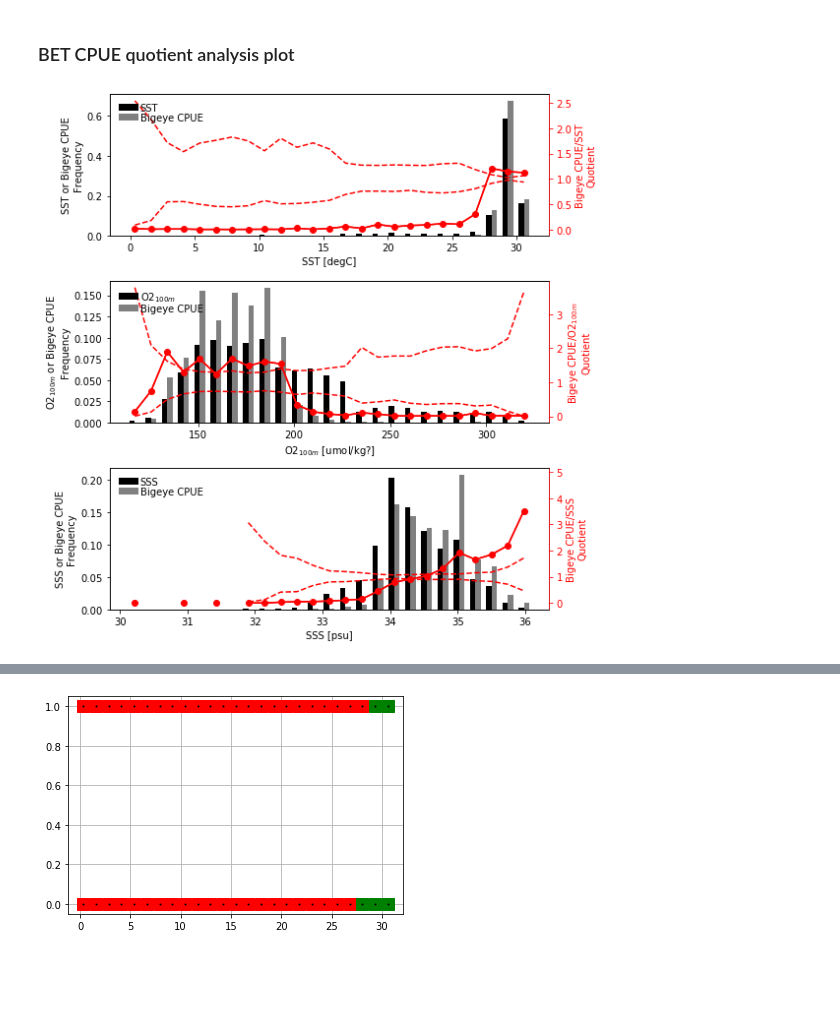
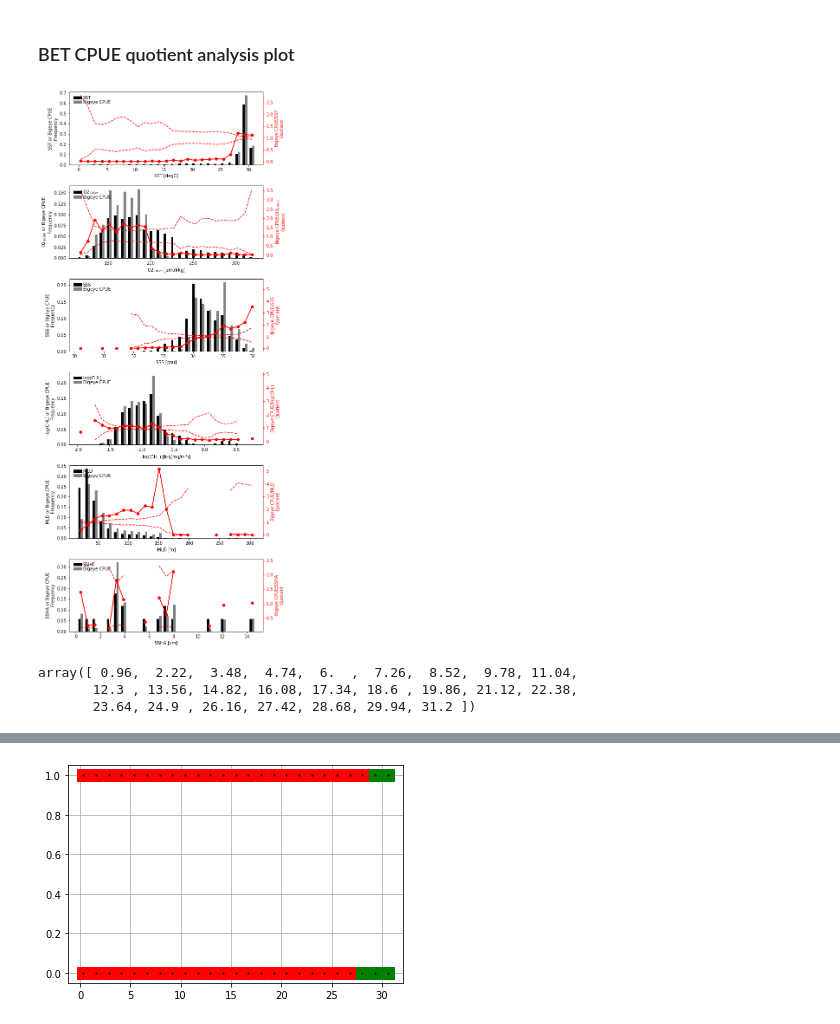
Before and after one commit to shirleyswirley/skipjack-bigeye-separation, a Jupyter notebook: python/wcpfc_question34.ipynb, the cells around one changed output, grey strips where cells are left out. Cells and saved outputs as stored; diff of their text form; code cells hidden in the pictures; blank space fills up the shorter version.

```diff
--- a/python/wcpfc_question34.ipynb
+++ b/python/wcpfc_question34.ipynb
@@ -249,8 +288,8 @@ qlimsreplaceFall = [qlimsreplaceF_sstskjcp, qlimsreplaceF_o2100skjcp, qlimsrepla
 # %%
 plotbarorhist='bar'; plotlegend=1;
 plotqlimsreplaceT=1; plotqlimsreplaceF=0
-nrows=5; ncols=1
-fig,axes = plt.subplots(nrows=nrows, ncols=ncols, figsize=(8,12))
+nrows=6; ncols=1
+fig,axes = plt.subplots(nrows=nrows, ncols=ncols, figsize=(8,18))
 isp = 0 # subplot index
 for yax in range(0,nrows):
     for xax in range(0,ncols):
@@ -270,5 +309,5 @@ for yax in range(0,nrows):
         exec(open("plot_qa.py").read())
         isp = isp+1
 fig.tight_layout()
-#fig.savefig(figpath + 'question3b_skjcpue_quotientanalysis.png', bbox_inches='tight', pad_inches = 0, dpi = 200)
+fig.savefig(figpath + 'question3b_skjcpue_quotientanalysis.png', bbox_inches='tight', pad_inches = 0, dpi = 200)
 # %% [output]
@@ -331,44 +381,53 @@ iv_mldbetcp, binedges_mldbetcp, bincenters_mldbetcp, ivcounts_mldbetcp, \
 # %% [markdown]
 ### BET CPUE quotient analysis plot
 # %%
-ivunitsall = ['degC','umol/kg?','psu','log(mg/m$^3$)?','m']
-ivnicenamesall = ['SST','O$2_{100m}$','SSS','log(CHL)','MLD']
-dvnicenamesall = ['Bigeye CPUE','Bigeye CPUE','Bigeye CPUE','Bigeye CPUE','Bigeye CPUE']
-ivall = [iv_sstbetcp, iv_o2100betcp, iv_sssbetcp, iv_logchlbetcp, iv_mldbetcp]
-binedgesall = [binedges_sstbetcp, binedges_o2100betcp, binedges_sssbetcp, binedges_logchlbetcp, binedges_mldbetcp]
-bincentersall = [bincenters_sstbetcp, bincenters_o2100betcp, bincenters_sssbetcp, bincenters_logchlbetcp, bincenters_mldbetcp]
-ivcountsall = [ivcounts_sstbetcp, ivcounts_o2100betcp, ivcounts_sssbetcp, ivcounts_logchlbetcp, ivcounts_mldbetcp]
-dvcountsall = [dvcounts_sstbetcp, dvcounts_o2100betcp, dvcounts_sssbetcp, dvcounts_logchlbetcp, dvcounts_mldbetcp]
-dvquotall = [dvquot_sstbetcp, dvquot_o2100betcp, dvquot_sssbetcp, dvquot_logchlbetcp, dvquot_mldbetcp]
-qlimsreplaceTall = [qlimsreplaceT_sstbetcp, qlimsreplaceT_o2100betcp, qlimsreplaceT_sssbetcp, qlimsreplaceT_logchlbetcp, qlimsreplaceT_mldbetcp]
-qlimsreplaceFall = [qlimsreplaceF_sstbetcp, qlimsreplaceF_o2100betcp, qlimsreplaceF_sssbetcp, qlimsreplaceF_logchlbetcp, qlimsreplaceF_mldbetcp]
+ivunitsall = ['degC','umol/kg','psu','log(mg/m$^3$)','m','cm']
+ivnicenamesall = ['SST','O$2_{100m}$','SSS','log(CHL)','MLD','SSHA']
+dvnicenamesall = ['Bigeye CPUE','Bigeye CPUE','Bigeye CPUE',
+                  'Bigeye CPUE','Bigeye CPUE','Bigeye CPUE']
+ivall = [iv_sstbetcp, iv_o2100betcp, iv_sssbetcp,
+         iv_logchlbetcp, iv_mldbetcp, iv_sshabetcp]
+binedgesall = [binedges_sstbetcp, binedges_o2100betcp, binedges_sssbetcp,
+               binedges_logchlbetcp, binedges_mldbetcp, binedges_sshabetcp]
+bincentersall = [bincenters_sstbetcp, bincenters_o2100betcp, bincenters_sssbetcp,
+                 bincenters_logchlbetcp, bincenters_mldbetcp, bincenters_sshabetcp]
+ivcountsall = [ivcounts_sstbetcp, ivcounts_o2100betcp, ivcounts_sssbetcp,
+               ivcounts_logchlbetcp, ivcounts_mldbetcp, ivcounts_sshabetcp]
+dvcountsall = [dvcounts_sstbetcp, dvcounts_o2100betcp, dvcounts_sssbetcp,
+               dvcounts_logchlbetcp, dvcounts_mldbetcp, dvcounts_sshabetcp]
+dvquotall = [dvquot_sstbetcp, dvquot_o2100betcp, dvquot_sssbetcp,
+             dvquot_logchlbetcp, dvquot_mldbetcp, dvquot_sshabetcp]
+qlimsreplaceTall = [qlimsreplaceT_sstbetcp, qlimsreplaceT_o2100betcp, qlimsreplaceT_sssbetcp,
+                    qlimsreplaceT_logchlbetcp, qlimsreplaceT_mldbetcp, qlimsreplaceT_sshabetcp]
+qlimsreplaceFall = [qlimsreplaceF_sstbetcp, qlimsreplaceF_o2100betcp, qlimsreplaceF_sssbetcp,
+                    qlimsreplaceF_logchlbetcp, qlimsreplaceF_mldbetcp, qlimsreplaceF_sshabetcp]
 # %%
 plotbarorhist='bar'; plotlegend=1;
 plotqlimsreplaceT=1; plotqlimsreplaceF=0
-nrows=3; ncols=1
-fig,axes = plt.subplots(nrows=nrows, ncols=ncols, figsize=(8,8))
+nrows=6; ncols=1
+fig,axes = plt.subplots(nrows=nrows, ncols=ncols, figsize=(8,18))
 isp = 0 # subplot index
 for yax in range(0,nrows):
     for xax in range(0,ncols):
         ivunits = ivunitsall[isp]
         ivnicename = ivnicenamesall[isp]; dvnicename = dvnicenamesall[isp]
         iv = ivall[isp]
         binedges = binedgesall[isp]; bincenters = bincentersall[isp]
         ivcounts = ivcountsall[isp]; dvcounts = dvcountsall[isp]
         dvquot = dvquotall[isp]
         qlimsreplaceT = qlimsreplaceTall[isp]; qlimsreplaceF = qlimsreplaceFall[isp]
         if ncols>1 and nrows>1:
             ax = axes[yax][xax]
         elif ncols==1 and nrows>1:
             ax = axes[yax]
         elif ncols>1 and nrows==1:
             ax = axes[xax]
         exec(open("plot_qa.py").read())
         isp = isp+1
 fig.tight_layout()
 fig.savefig(figpath + 'question3a_betcpue_quotientanalysis.png', bbox_inches='tight', pad_inches = 0, dpi = 200)
 # %% [output]
-[figure, old version]
+[figure, new version]
 # %%
 # CONTINUE HERE WITH 3c!!!!!
 # %%
@@ -379,6 +438,12 @@ def defineATP(row):
         return 0 # tolerance
     if row['quot']>row['97pt5p']:
         return 1 # preference
+# %%
+len(binedges_sstbetcp[0:-1])
+# %% [output]
+array([ 0.96,  2.22,  3.48,  4.74,  6.  ,  7.26,  8.52,  9.78, 11.04,
+       12.3 , 13.56, 14.82, 16.08, 17.34, 18.6 , 19.86, 21.12, 22.38,
+       23.64, 24.9 , 26.16, 27.42, 28.68, 29.94, 31.2 ])
 # %%
 test = pd.concat([qlimsreplaceT_sstbetcp.transpose(),dvquot_sstbetcp], axis=1)
 test = test.rename(columns={0:'quot', 0.025:'2pt5p', 0.975:'97pt5p'})
```
Also changed, not shown: parts of 19 cells of this notebook.
